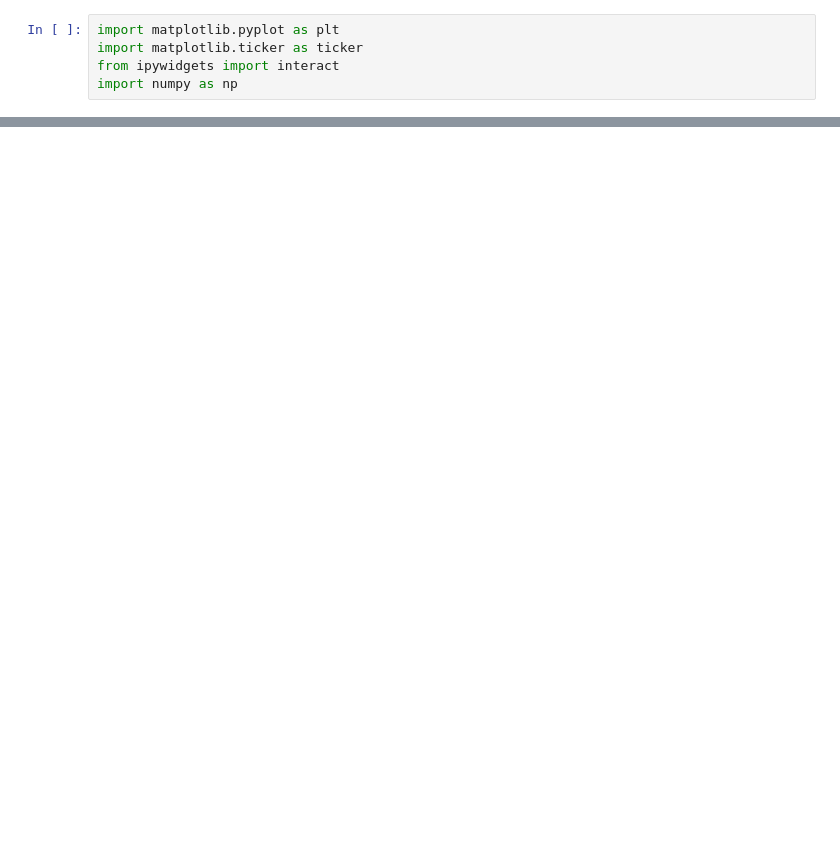
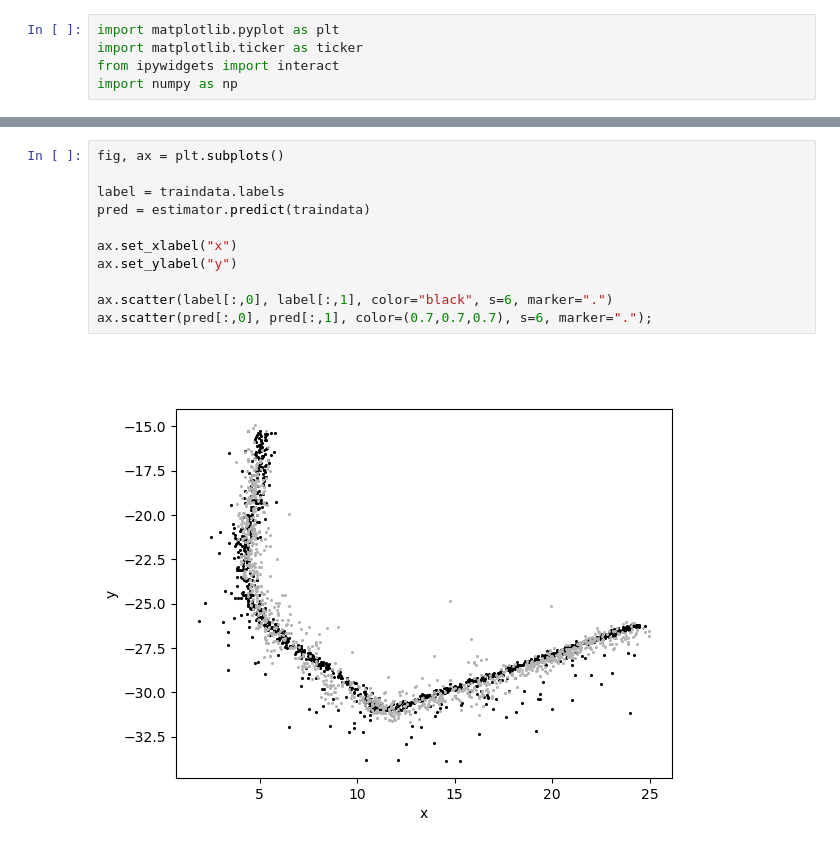
Before and after one commit to davideamadei/Machine-Learning-Project, a Jupyter notebook: Evaluation.ipynb, the cells around one changed output, grey strips where cells are left out. Drawn from its saved outputs; the diff is of its cells as text; blank space fills up the shorter version.

```diff
--- a/Evaluation.ipynb
+++ b/Evaluation.ipynb
@@ -131,0 +145,13 @@ ax.hist(distances, bins=50, color="black");
+# %%
+fig, ax = plt.subplots()
+
+label = traindata.labels
+pred = estimator.predict(traindata)
+
+ax.set_xlabel("x")
+ax.set_ylabel("y")
+
+ax.scatter(label[:,0], label[:,1], color="black", s=6, marker=".")
+ax.scatter(pred[:,0], pred[:,1], color=(0.7,0.7,0.7), s=6, marker=".");
+# %% [output]
+[figure, added]
```
Also changed, not shown: parts of 6 cells of this notebook.
